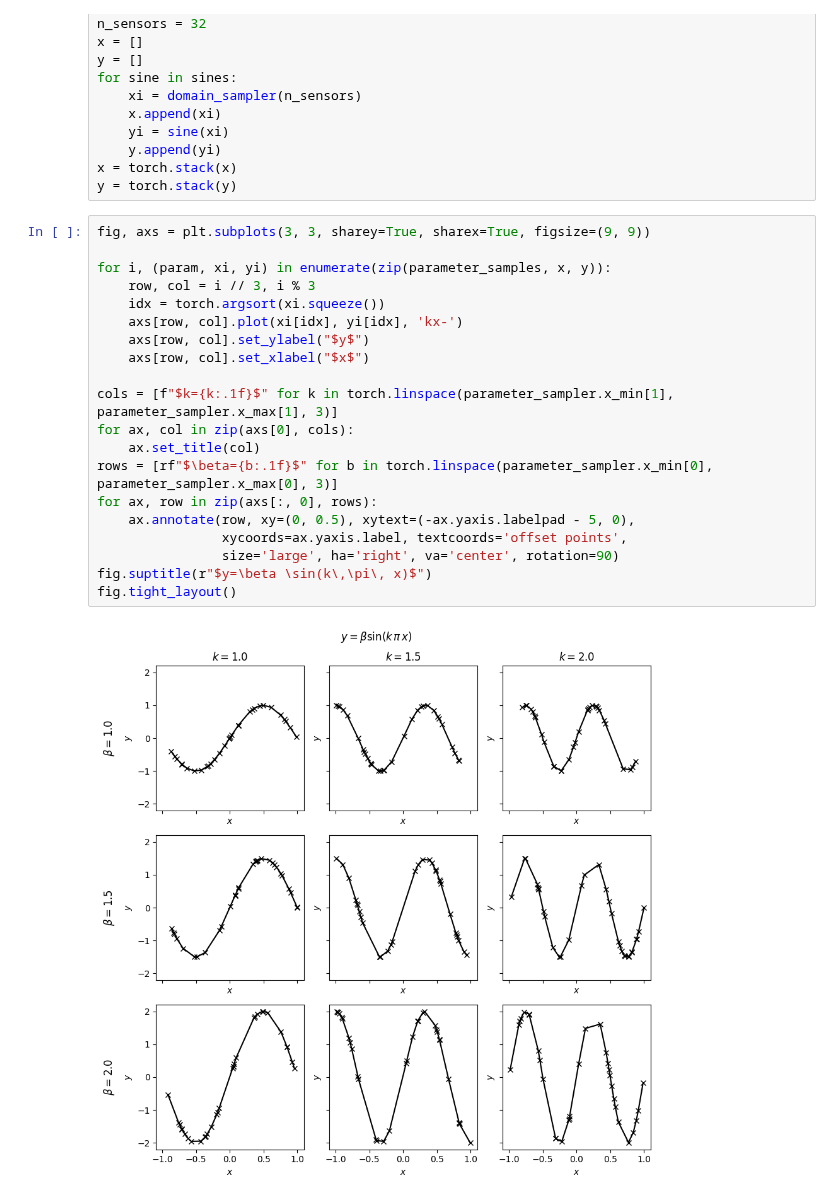
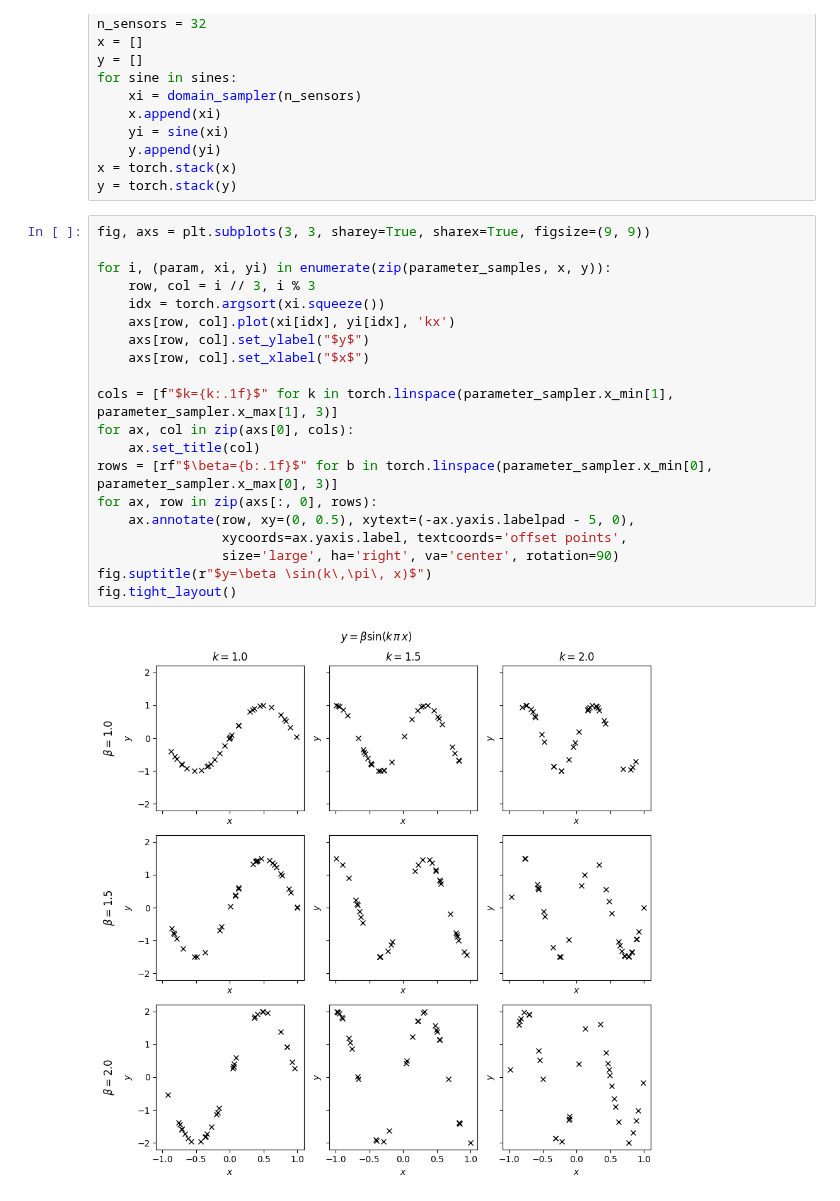
Before and after one commit to aai-institute/continuiti, a Jupyter notebook: examples/functions.ipynb, the cells around one changed output. Saved outputs shown, nothing was run; the diff lists cells and outputs as text.

```diff
--- a/examples/functions.ipynb
+++ b/examples/functions.ipynb
@@ -177,25 +177,25 @@ y = torch.stack(y)
 # %%
 fig, axs = plt.subplots(3, 3, sharey=True, sharex=True, figsize=(9, 9))
 
 for i, (param, xi, yi) in enumerate(zip(parameter_samples, x, y)):
     row, col = i // 3, i % 3
     idx = torch.argsort(xi.squeeze())
-    axs[row, col].plot(xi[idx], yi[idx], 'kx-')
+    axs[row, col].plot(xi[idx], yi[idx], 'kx')
     axs[row, col].set_ylabel("$y$")
     axs[row, col].set_xlabel("$x$")
 
 cols = [f"$k={k:.1f}$" for k in torch.linspace(parameter_sampler.x_min[1], parameter_sampler.x_max[1], 3)]
 for ax, col in zip(axs[0], cols):
     ax.set_title(col)
 rows = [rf"$\beta={b:.1f}$" for b in torch.linspace(parameter_sampler.x_min[0], parameter_sampler.x_max[0], 3)]
 for ax, row in zip(axs[:, 0], rows):
     ax.annotate(row, xy=(0, 0.5), xytext=(-ax.yaxis.labelpad - 5, 0),
                 xycoords=ax.yaxis.label, textcoords='offset points',
                 size='large', ha='right', va='center', rotation=90)
 fig.suptitle(r"$y=\beta \sin(k\,\pi\, x)$")
 fig.tight_layout()
 # %% [output]
-[figure, old version]
+[figure, new version]
 # %% [markdown]
 ## Function Operator Datasets
 
```
Also changed, not shown: parts of 5 cells of this notebook, 1 other file.
